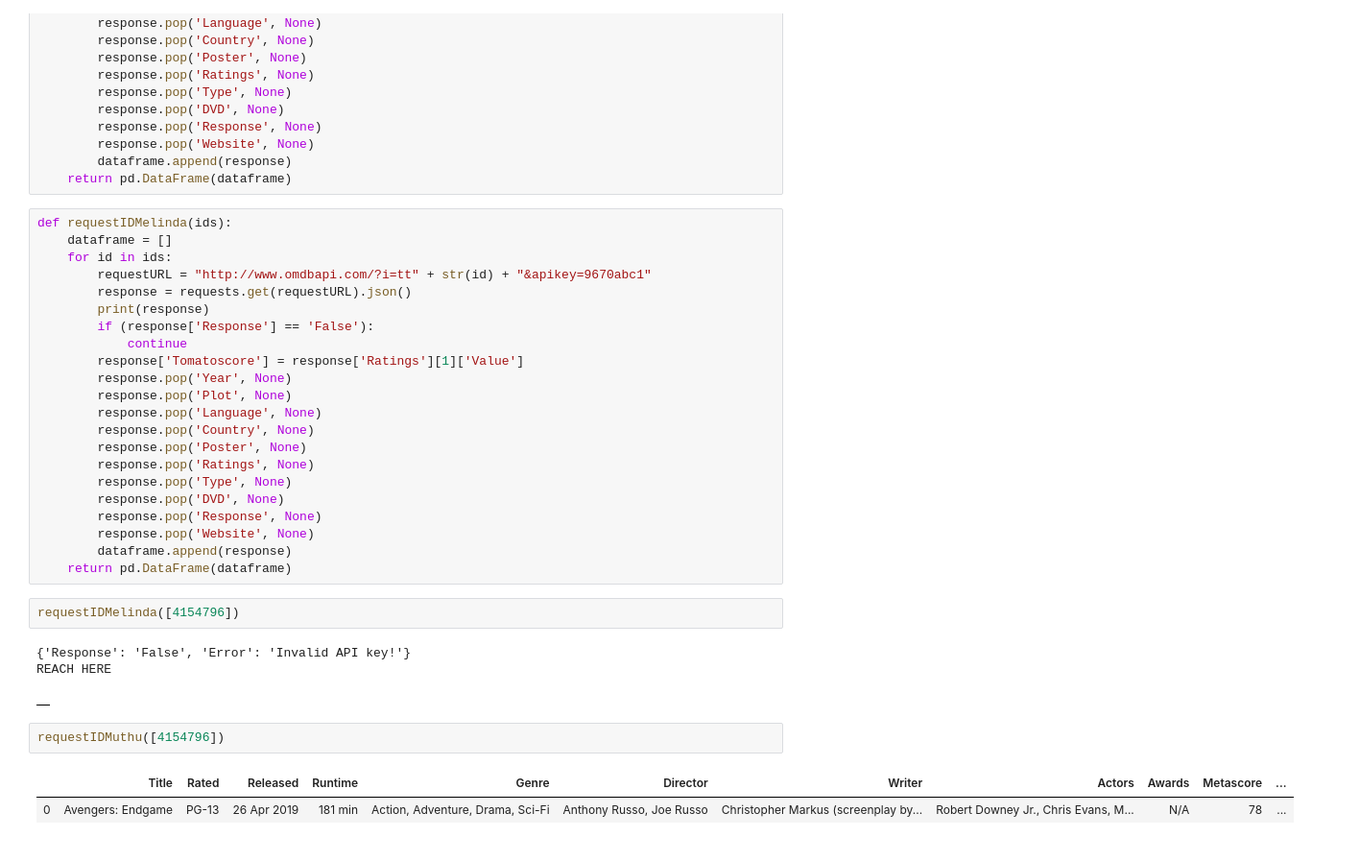
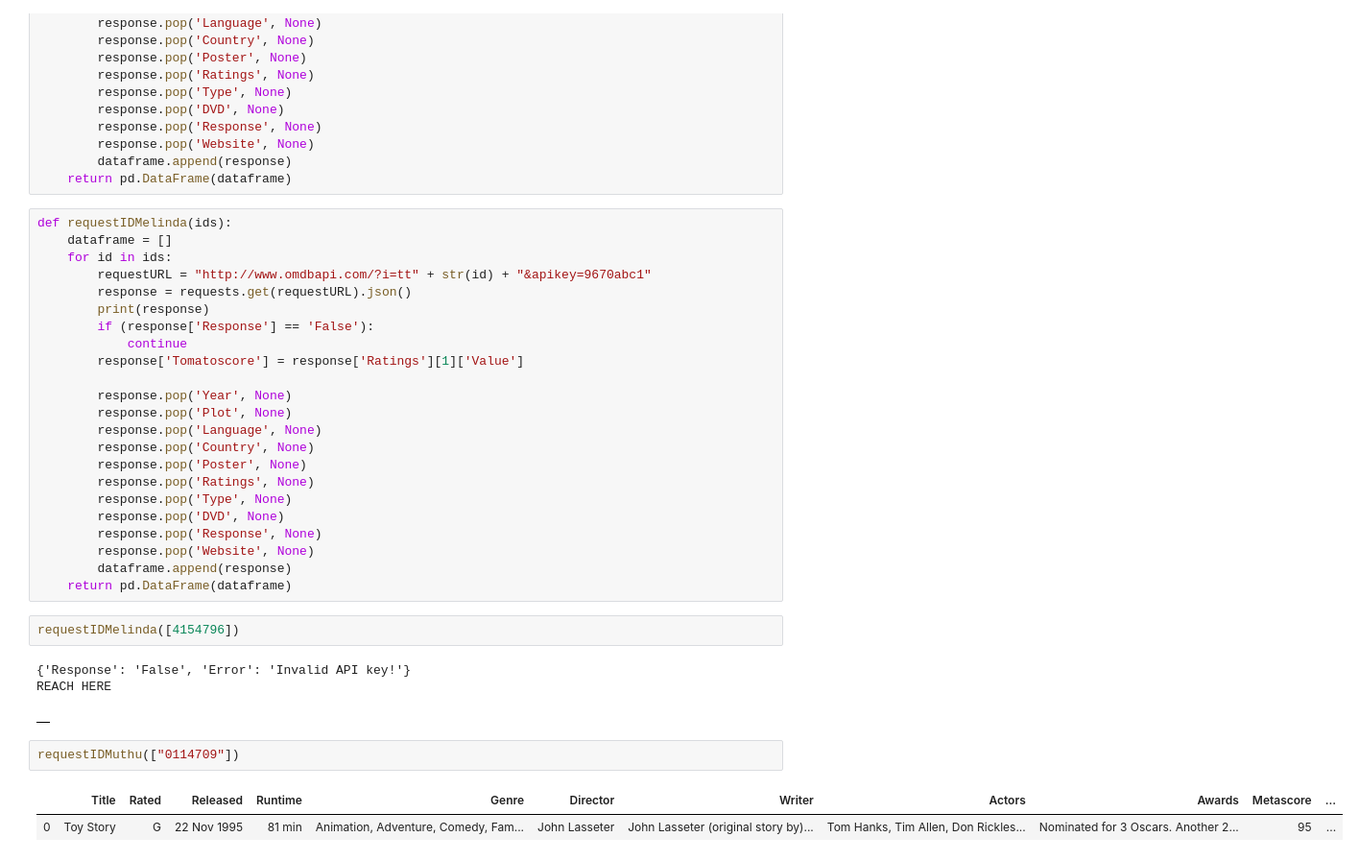
Before and after one commit to mel-ding/Comp340Project, a Jupyter notebook: MC-OMDBExploration.ipynb, the cells around one changed output. Shown at 96% size. Cells and saved outputs as stored; diff of their text form.

```diff
--- a/MC-OMDBExploration.ipynb
+++ b/MC-OMDBExploration.ipynb
@@ -38,6 +38,7 @@ def requestIDMelinda(ids):
         if (response['Response'] == 'False'):
             continue
         response['Tomatoscore'] = response['Ratings'][1]['Value']
+
         response.pop('Year', None)
         response.pop('Plot', None)
         response.pop('Language', None)
@@ -57,7 +58,7 @@ requestIDMelinda([4154796])
 REACH HERE
 |  |
 # %%
-requestIDMuthu([4154796])
+requestIDMuthu(["0114709"])
 # %% [output]
 |  | Title | Rated | Released | Runtime | Genre | Director | Writer | Actors | Awards | Metascore | ... |
-| 0 | Avengers: Endgame | PG-13 | 26 Apr 2019 | 181 min | Action, Adventure, Drama, Sci-Fi | Anthony Russo, Joe Russo | Christopher Markus (screenplay by... | Robert Downey Jr., Chris Evans, M... | N/A | 78 | ... |
+| 0 | Toy Story | G | 22 Nov 1995 | 81 min | Animation, Adventure, Comedy, Fam... | John Lasseter | John Lasseter (original story by)... | Tom Hanks, Tim Allen, Don Rickles... | Nominated for 3 Oscars. Another 2... | 95 | ... |
```
Also changed, not shown: 2 other files.
